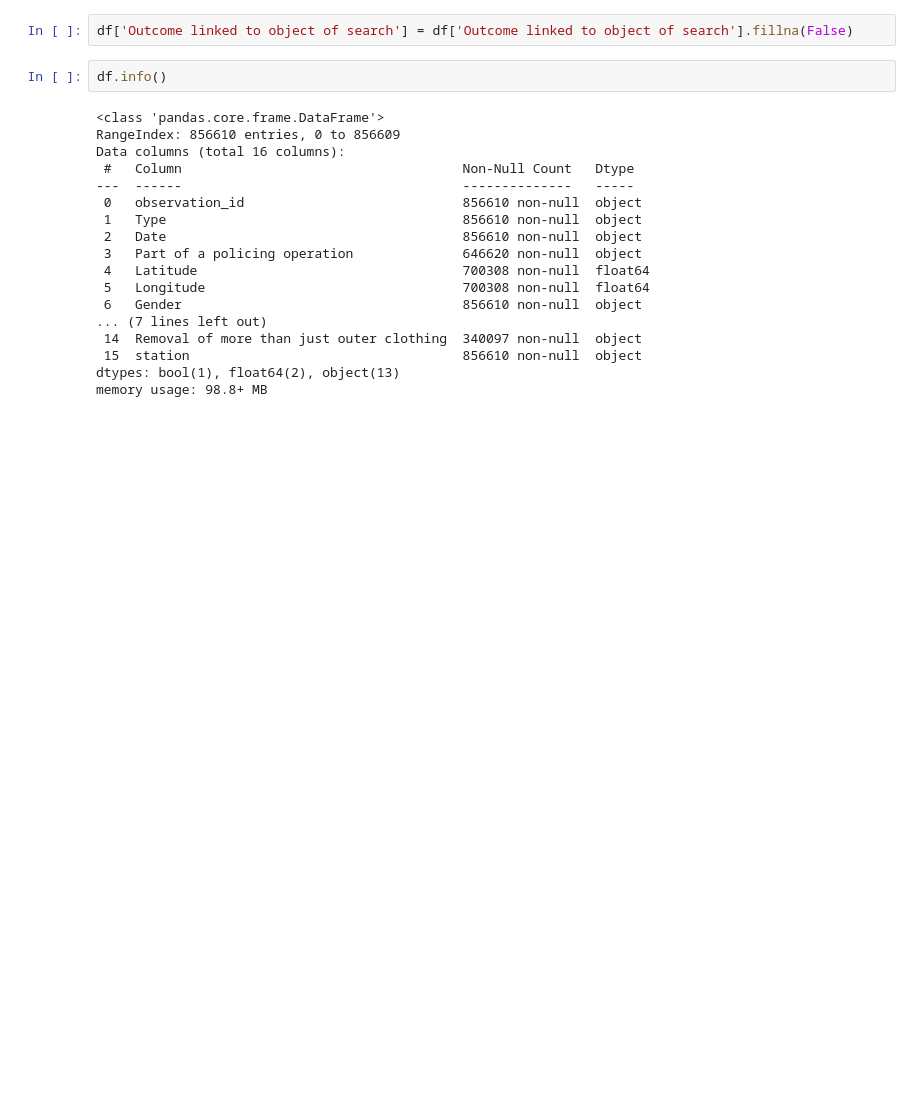
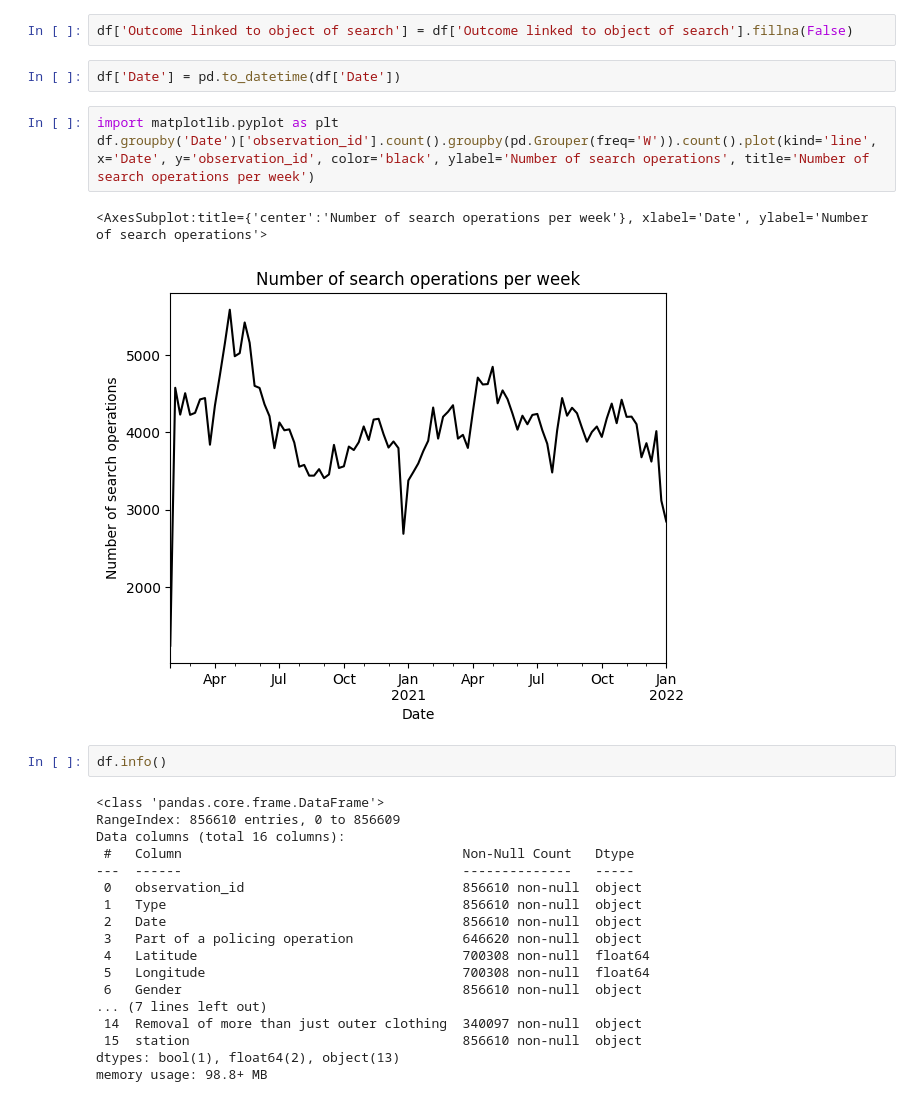
Before and after one commit to 0xjrr/ldsa-capstone-project, a Jupyter notebook: EDA.ipynb, the cells around one changed output. Drawn from its saved outputs; the diff is of its cells as text; blank space fills up the shorter version.

```diff
--- a/EDA.ipynb
+++ b/EDA.ipynb
@@ -5,5 +73,13 @@ df = pd.read_csv('data/train.csv')
 # %%
 df['Outcome linked to object of search'] = df['Outcome linked to object of search'].fillna(False)
+# %%
+df['Date'] = pd.to_datetime(df['Date'])
+# %%
+import matplotlib.pyplot as plt
+df.groupby('Date')['observation_id'].count().groupby(pd.Grouper(freq='W')).count().plot(kind='line', x='Date', y='observation_id', color='black', ylabel='Number of search operations', title='Number of search operations per week')
+# %% [output]
+<AxesSubplot:title={'center':'Number of search operations per week'}, xlabel='Date', ylabel='Number of search operations'>
+[figure, added]
 # %%
 df.info()
 # %% [output]
```
Also changed, not shown: parts of 6 cells of this notebook.
